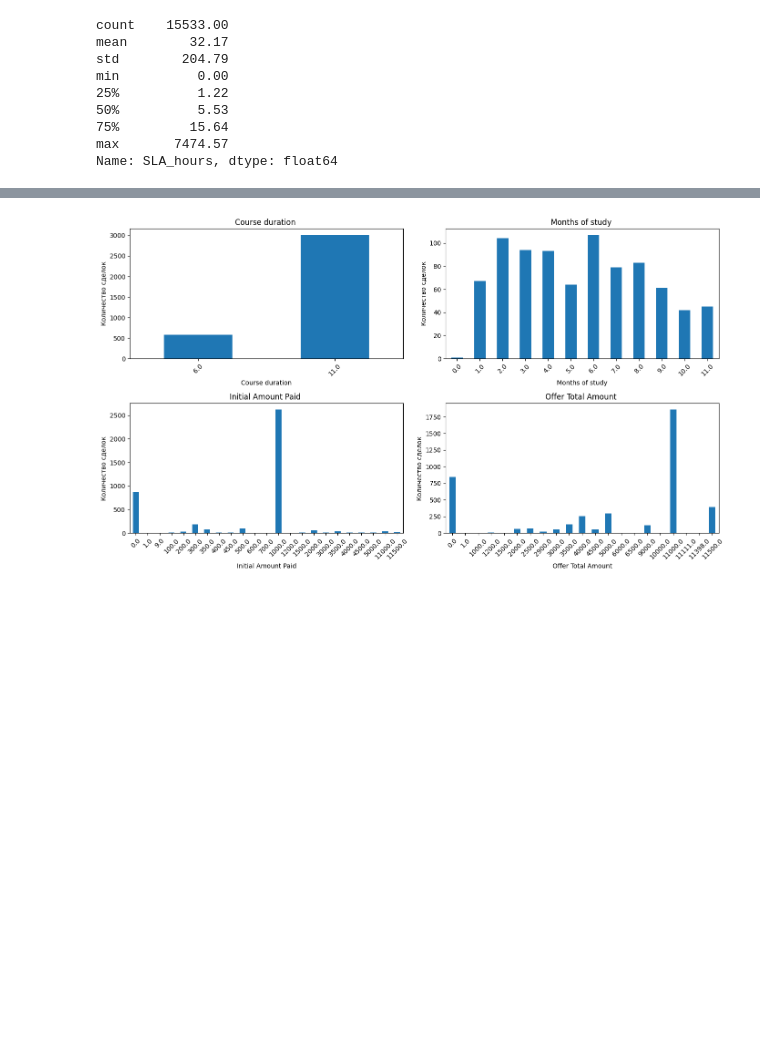
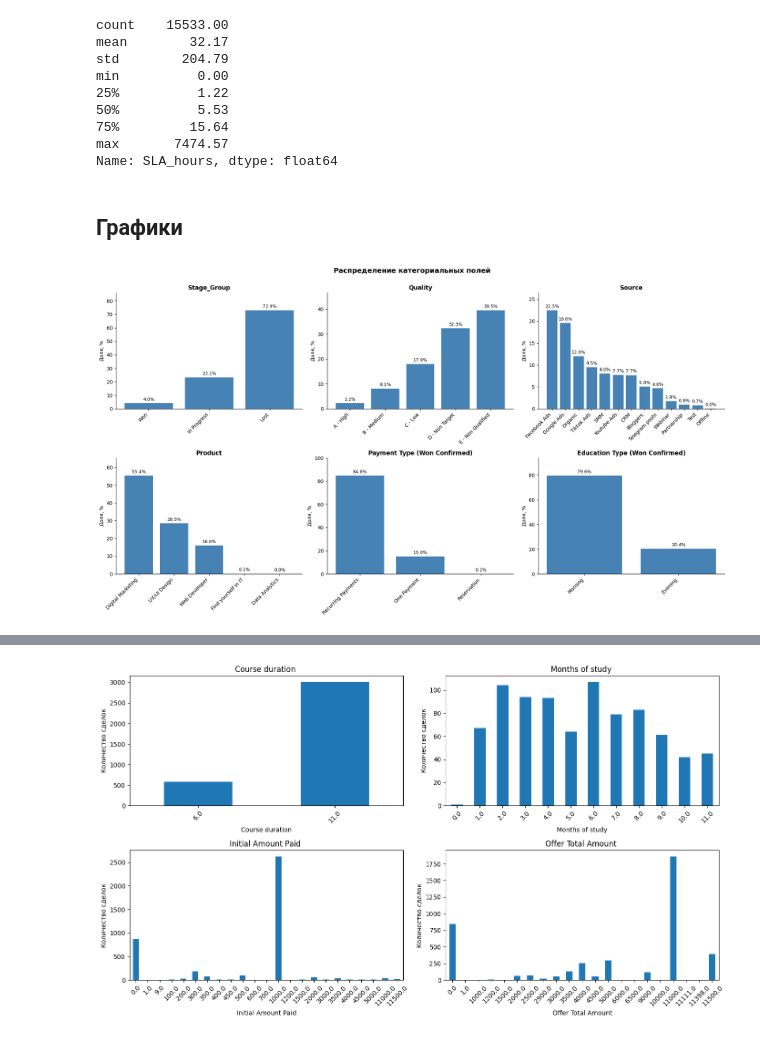
Before and after one commit to anna-maksakova/crm-analytics-project, a Jupyter notebook: notebooks/05_descriptive_stats.ipynb, the cells around one changed output, grey strips where cells are left out. Saved outputs shown, nothing was run; the diff lists cells and outputs as text; code cells hidden in the pictures; blank space fills up the shorter version.

Commit message:
Descriptive statistics: numeric + categorical fields, bar charts, summary complete

```diff
--- a/notebooks/05_descriptive_stats.ipynb
+++ b/notebooks/05_descriptive_stats.ipynb
@@ -216,3 +433,50 @@ min          0.00
 75%         15.64
 max       7474.57
 Name: SLA_hours, dtype: float64
+# %% [markdown]
+## Графики
+# %%
+# Конфиг: поле, использовать только Won, кастомный порядок (если нужен)
+configs = [
+    ('Stage_Group',    False, ['Won', 'In Progress', 'Lost']),
+    ('Quality',        False, ['A - High', 'B - Medium', 'C - Low',
+                               'D - Non Target', 'E - Non Qualified']),
+    ('Source',         False, None),                    # по убыванию
+    ('Product',        False, None),                    # по убыванию, без NaN
+    ('Payment Type',   True,  None),                    # только Won
+    ('Education Type', True,  ['Morning', 'Evening']),  # только Won
+]
+
+fig, axes = plt.subplots(2, 3, figsize=(18, 10))
+axes = axes.flatten()
+
+for ax, (col, won_only, order) in zip(axes, configs):
+    data = deals[deals['is_won_confirmed']] if won_only else deals
+
+    # Доли в %, без NaN
+    counts = data[col].value_counts(dropna=True, normalize=True) * 100
+
+    if order:
+        counts = counts.reindex(order).dropna()
+    else:
+        counts = counts.sort_values(ascending=False)
+
+    bars = ax.bar(range(len(counts)), counts.values, color='steelblue')
+    ax.set_xticks(range(len(counts)))
+    ax.set_xticklabels(counts.index, rotation=45, ha='right')
+
+    title_suffix = ' (Won Confirmed)' if won_only else ''
+    ax.set_title(f'{col}{title_suffix}', fontsize=12, fontweight='bold')
+    ax.set_ylabel('Доля, %')
+
+    ax.bar_label(bars, fmt='%.1f%%', padding=3, fontsize=9)
+    ax.set_ylim(0, counts.max() * 1.18)  # запас сверху для подписей
+
+    ax.spines['top'].set_visible(False)
+    ax.spines['right'].set_visible(False)
+
+plt.suptitle('Распределение категориальных полей', fontsize=14, fontweight='bold', y=1.00)
+plt.tight_layout()
+plt.show()
+# %% [output]
+[figure, added]
```
Also changed, not shown: parts of 35 cells of this notebook.
